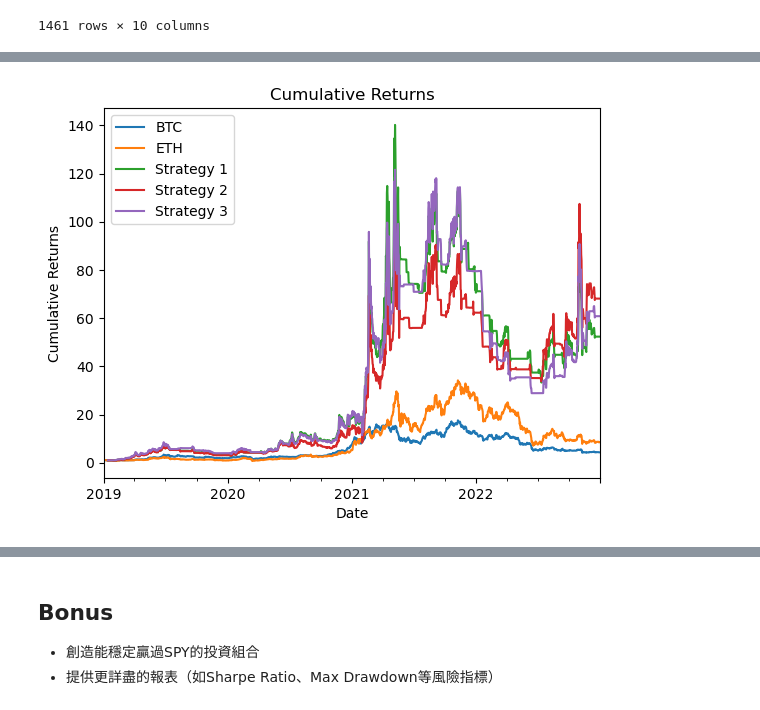
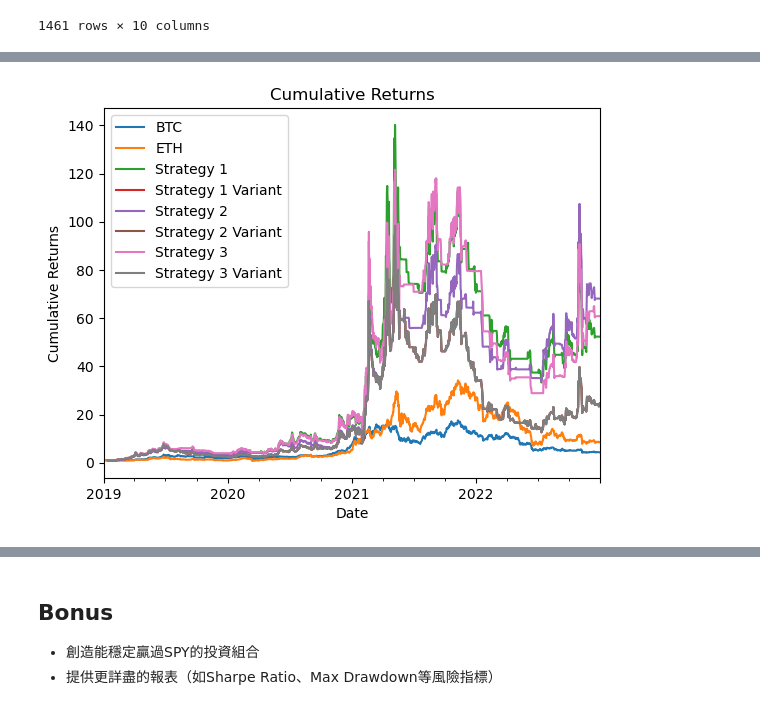
Before and after one commit to Raccoon103/Gambling-Apocalypse-Crypto, a Jupyter notebook: CryptoStrat.ipynb, the cells around one changed output, grey strips where cells are left out. Drawn from its saved outputs; the diff is of its cells as text; code cells hidden in the pictures.

Commit message:
Updated CryptoStrat notebook

```diff
--- a/CryptoStrat.ipynb
+++ b/CryptoStrat.ipynb
@@ -148,11 +147,28 @@ df_returns
 | 2022-12-31 | -0.003318 | -0.002053 | 0.002319 | -0.014747 | 0.029447 | 0.003700 | 0.027636 | 0.000015 | -0.000092 |
 1461 rows × 9 columns
 [figure]
+# %%
+def plot_performance(strategy_list, df_returns, benchmark_label=['BTC','ETH'], portfolio='portfolio', variant_list=None):
+    # Plot cumulative returns
+    fig, ax = plt.subplots()
+
+    (1+df_returns[benchmark_label]).cumprod().plot(ax=ax, label=benchmark_label)
+    for i, strategy in enumerate(strategy_list):
+        (1+strategy[portfolio]).cumprod().plot(ax=ax, label=f'Strategy {i+1}')
+        if(variant_list != None):
+            (1+strategy[variant_list]).cumprod().plot(ax=ax, label=f'Strategy {i+1} Variant')
+
+    ax.set_title('Cumulative Returns')
+    ax.set_xlabel('Date')
+    ax.set_ylabel('Cumulative Returns')
+    ax.legend()
+    plt.show()
+    return None
 # %%
 #(1st test: Equal weighting)
 def equalweighting(df_returns, exclude):
     # Get the assets by excluding the specified column
-    assets = df_returns.columns[df_returns.columns != exclude]
+    assets = df_returns.columns[(df_returns.columns != exclude) & df_returns.iloc[i+1].notnull()]
     # Calculate equal weights for the assets
     weights = np.array([1/len(assets)]*len(assets))
 
@@ -178,25 +194,7 @@ def allocation_equalweighting(strategy, df_returns, exclude):
     plt.show()
     return df_weights
 
-def plot_performance(strategy_list, df_returns, benchmark_label='BTC', portfolio='portfolio', variant_list=None):
-    # Plot cumulative returns
-    fig, ax = plt.subplots()
-
-    (1+df_returns[benchmark_label]).cumprod().plot(ax=ax, label=benchmark_label)
-    for i, strategy in enumerate(strategy_list):
-        (1+strategy[portfolio]).cumprod().plot(ax=ax, label=f'Strategy {i+1}')
-        if(variant_list != None):
-            (1+strategy[variant_list[i]]).cumprod().plot(ax=ax, label=f'Strategy {i+1} Variant')
-
-    ax.set_title('Cumulative Returns')
-    ax.set_xlabel('Date')
-    ax.set_ylabel('Cumulative Returns')
-    ax.legend()
-    plt.show()
-    return None
-
-
-test1 = equalweighting(df_returns.copy(), 'SPY')
+test1 = equalweighting(df_returns.copy(), None)
 test1
 # %% [output]
 |  | BTC | ETH | BNB | XRP | LTC | ADA | DOGE | USDT | USDC | portfolio |
@@ -316,7 +309,7 @@ weights_test2 = allocation_dual_momentum(test2[0], df_returns.copy())
 # %%
-plot_performance(test2, df_returns.copy(), benchmark_label=['BTC','ETH'])
+plot_performance(test2, df_returns.copy(), benchmark_label=['BTC','ETH'], variant_list='portfolio no leave')
 # %% [output]
-[figure, old version]
+[figure, new version]
 # %%
 def risk_parity(df, df_returns, lookback, exclude=['USDT','USDC']):
     #Exclude the stable coin
```
Also changed, not shown: parts of 7 cells of this notebook.
